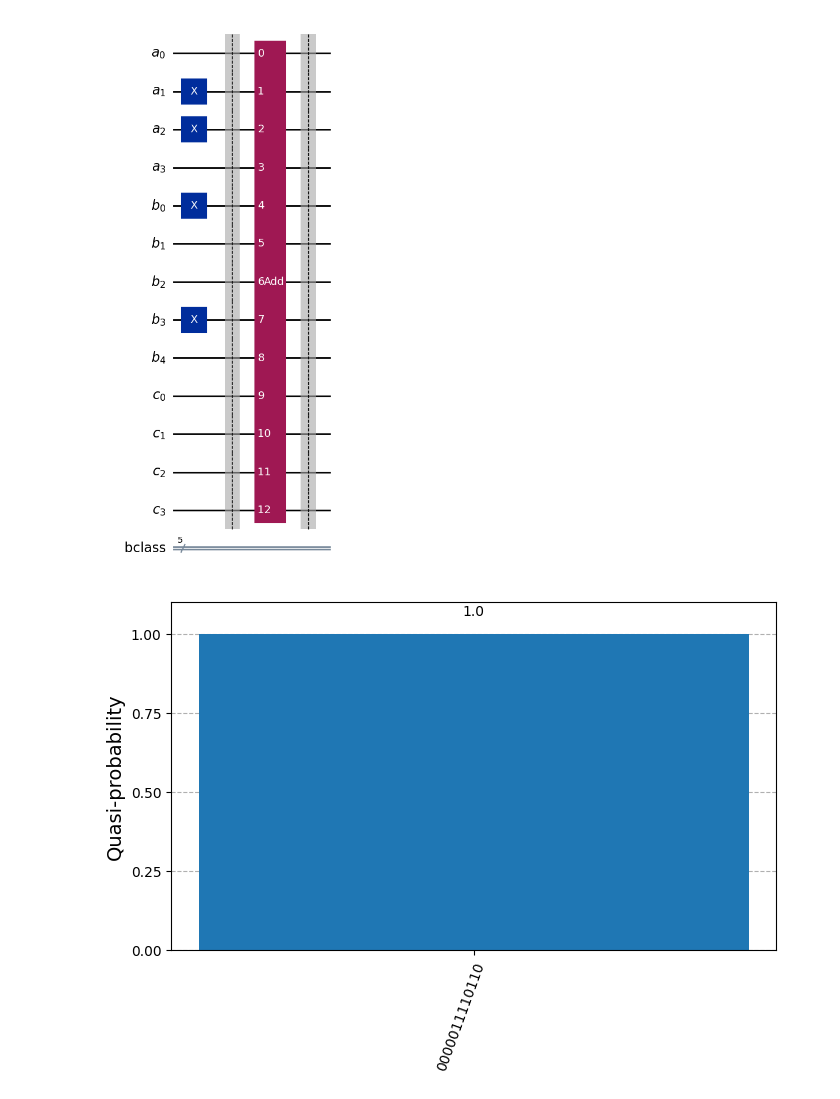
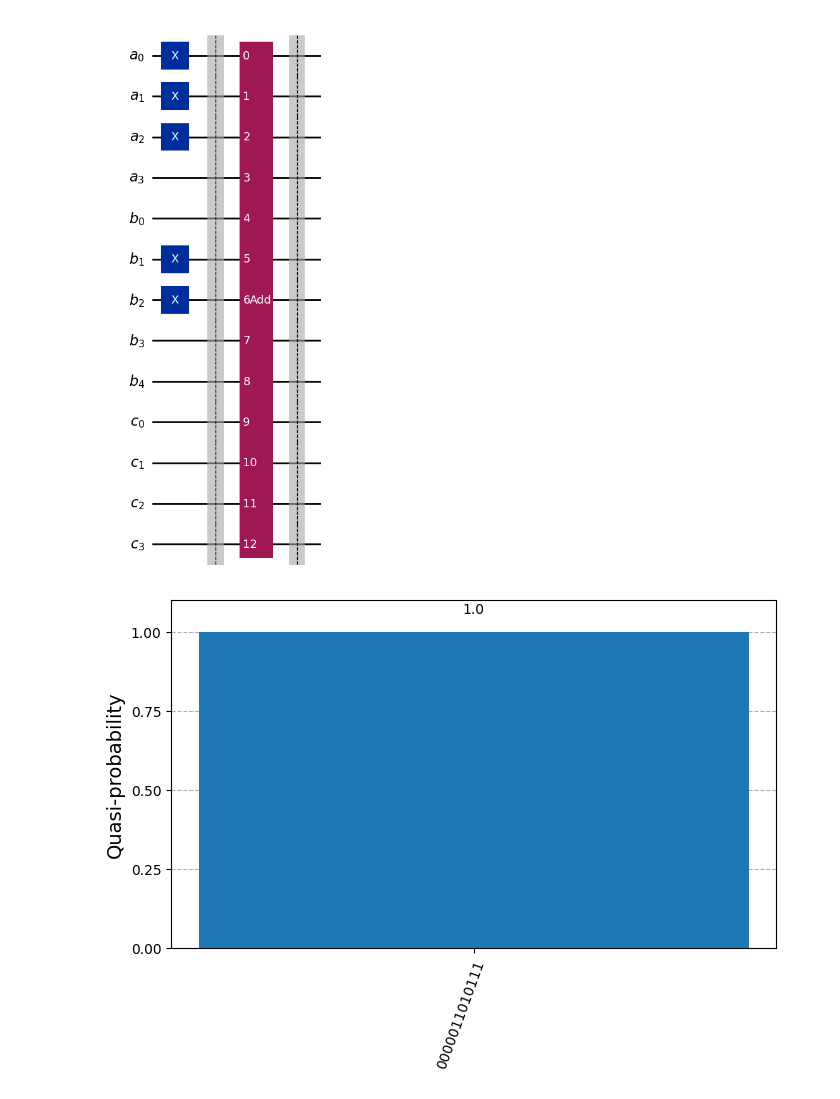
Before and after one commit to cesar-garza01/quantum-algorithms, a Jupyter notebook: Addition Gate.ipynb, the cells around one changed output. Cells and saved outputs as stored; diff of their text form; code cells hidden in the pictures.

```diff
--- a/Addition Gate.ipynb
+++ b/Addition Gate.ipynb
@@ -162,44 +169,43 @@ n = 4
 A = QuantumRegister(n,"a")
 B = QuantumRegister(n + 1,"b")
 C = QuantumRegister(n,"c")
-B_C = ClassicalRegister(n + 1,"bclass") #measurement for output
 
-seed_a = '0110' # Value (6) to store in register a
-seed_b = '01001' # Value (9) to store in register b
-                # Expected sum: 15 = |01111>
+seed_a = '0111' # Value (7) to store in register a
+seed_b = '00110' # Value (6) to store in register b
+                # Expected sum: 13 = |01101>
 
-AddCirc = QuantumCircuit(A,B,C, B_C)
+AddCirc = QuantumCircuit(A,B,C)
 
 seed_a = list(map(int, list(seed_a)))[::-1] # Rearrange the initial values in reverse order according to Qiskit convention
 
 # encode the value of register a
 for bit in range(len(seed_a)):
     if seed_a[bit] == 1:
         AddCirc.x(A[bit])
 
 # Repeat the process for the initial value of register b
 seed_b = list(map(int, list(seed_b)))[::-1]
 
 # encode the value of register b
 for bit in range(len(seed_b)):
     if seed_b[bit] == 1:
         AddCirc.x(B[bit])
 
 AddCirc.barrier()
 
 # Create the Add gate:
 AddGate = create_add_gate(n)
 AddCirc.append(AddGate,A[:]+B[:]+C[:])
 
 # Get the state of the data qubits.
 #AddCirc.measure(B, B_C)
 #AddCirc.measure(C, C_C)
 AddCirc.barrier()
 
 #draw the circuit.
 AddCirc.draw(output="mpl")
 # %% [output]
-[figure, old version]
+[figure, new version]
 # %%
 # A Statevector could be used to compute a circuit's expected results
 from qiskit.quantum_info import Statevector
```
Also changed, not shown: parts of 41 cells of this notebook.
